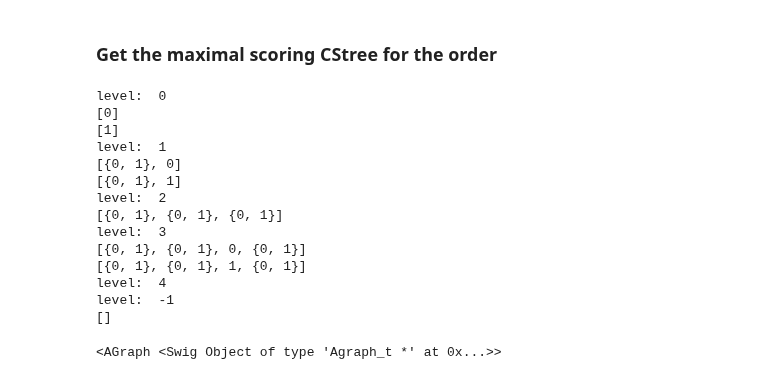
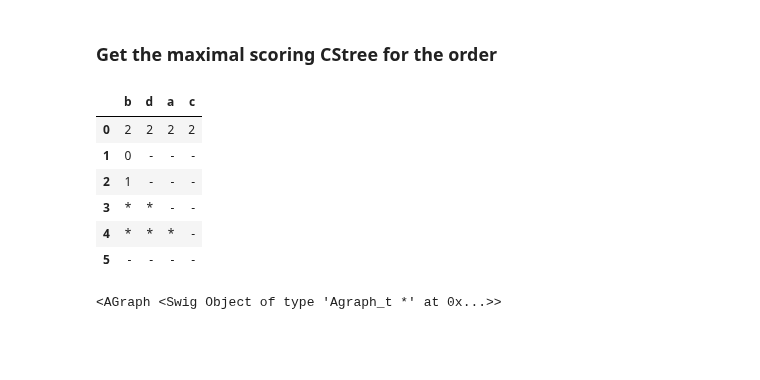
Before and after one commit to felixleopoldo/cstrees, a Jupyter notebook: src/learn_demo_gibbs.ipynb, the cells around one changed output. Saved outputs shown, nothing was run; the diff lists cells and outputs as text; code cells hidden in the pictures; blank space fills up the shorter version.

```diff
--- a/src/learn_demo_gibbs.ipynb
+++ b/src/learn_demo_gibbs.ipynb
@@ -226,26 +207,16 @@ maporder
 ### Get the maximal scoring CStree for the order
 # %%
 opttree = ctl._optimal_cstree_given_order(maporder, context_scores)
-# %%
-for k,v in opttree.stages.items():
-    print("level: ", k)
-    for s in v:
-        print(s)
-# %% [output]
-level:  0
-[0]
-[1]
-level:  1
-[{0, 1}, 0]
-[{0, 1}, 1]
-level:  2
-[{0, 1}, {0, 1}, {0, 1}]
-level:  3
-[{0, 1}, {0, 1}, 0, {0, 1}]
-[{0, 1}, {0, 1}, 1, {0, 1}]
-level:  4
-level:  -1
-[]
+# %%
+opttree.to_df()
+# %% [output]
+|  | b | d | a | c |
+| 0 | 2 | 2 | 2 | 2 |
+| 1 | 0 | - | - | - |
+| 2 | 1 | - | - | - |
+| 3 | * | * | - | - |
+| 4 | * | * | * | - |
+| 5 | - | - | - | - |
 # %%
 opttree.plot(full=True)
 # %% [output]
```
Also changed, not shown: parts of 19 cells of this notebook, 2 other files.
